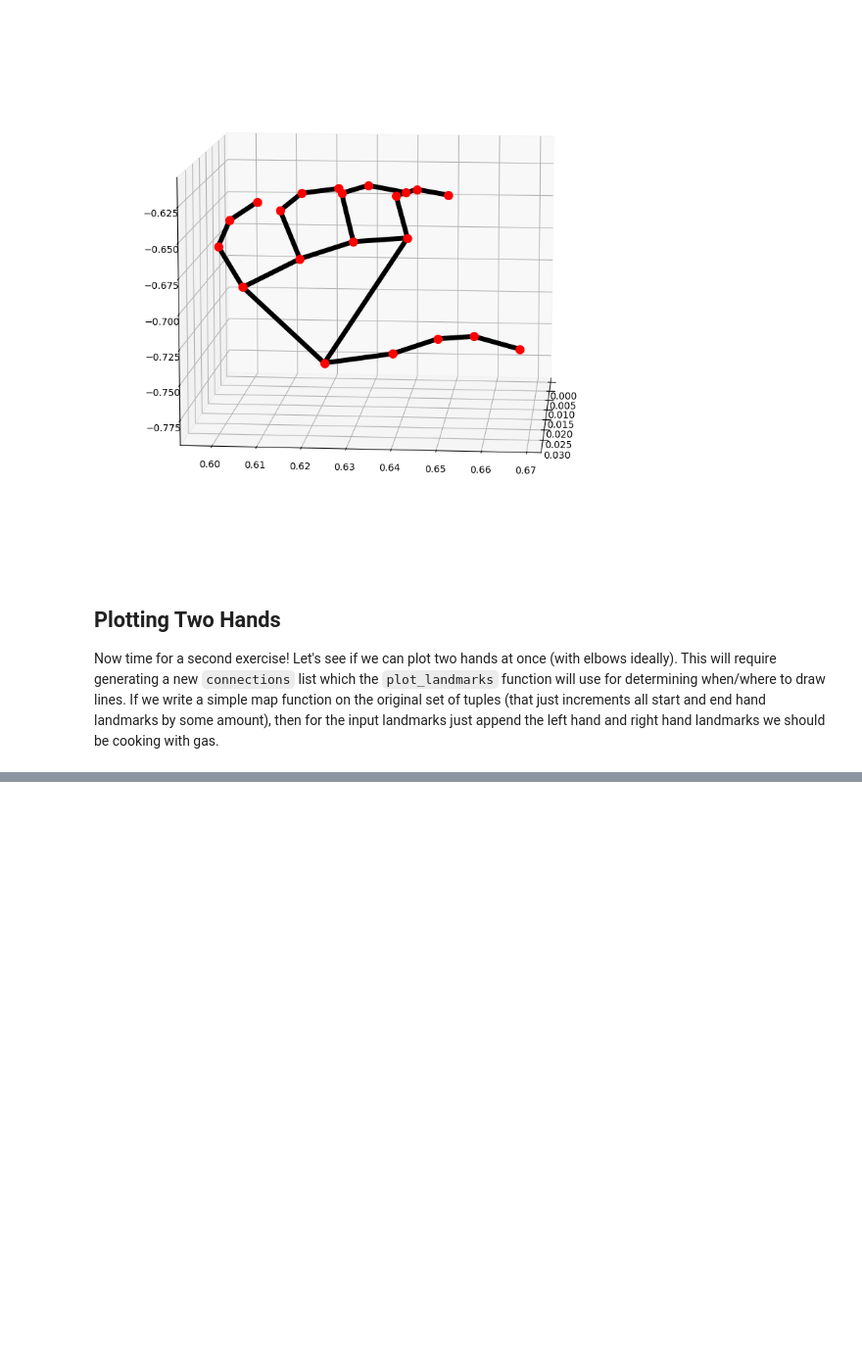
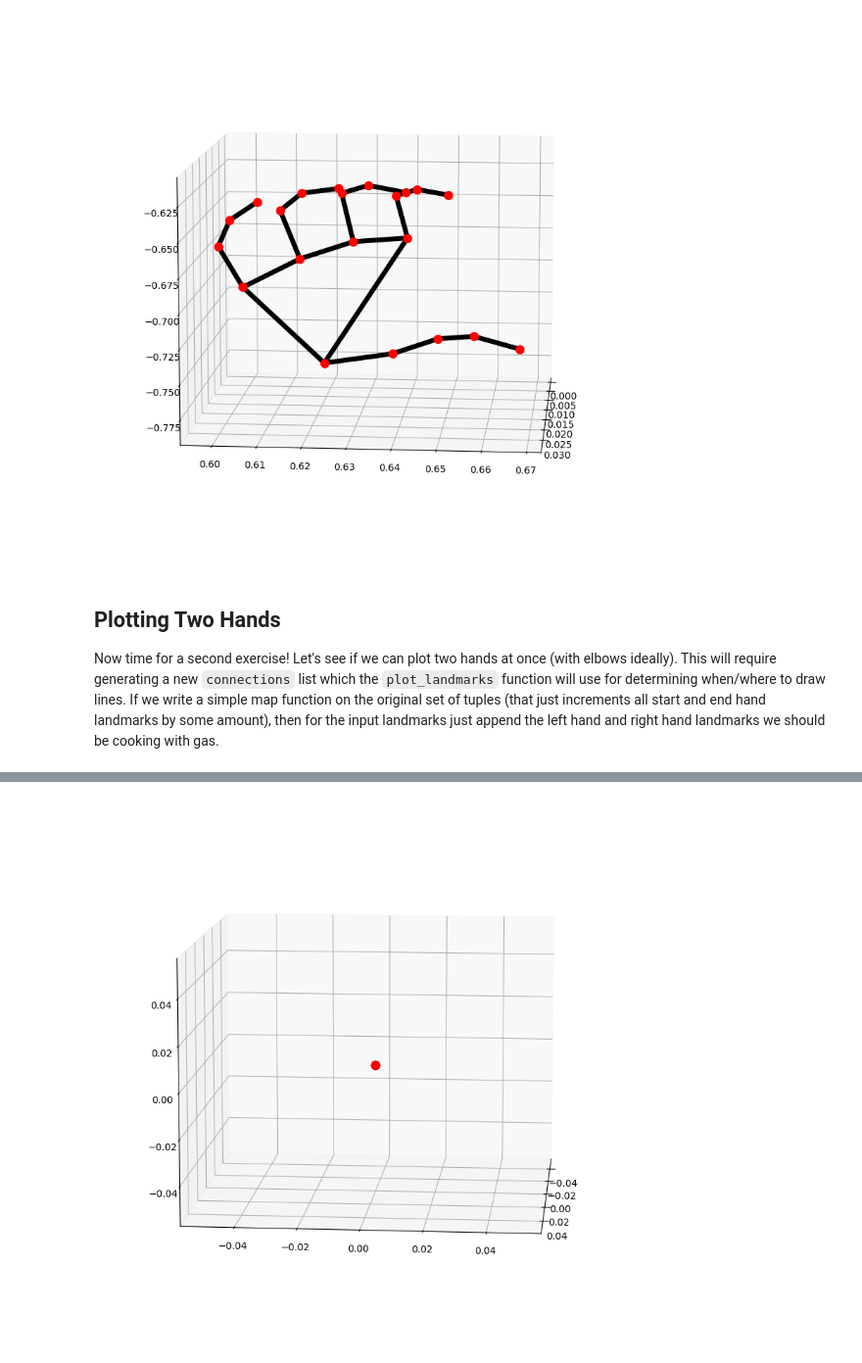
Before and after one commit to tenzinhl/cse517-project, a Jupyter notebook: data-exploration.ipynb, the cells around one changed output, grey strips where cells are left out. Shown at 98% size. Drawn from its saved outputs; the diff is of its cells as text; code cells hidden in the pictures; blank space fills up the shorter version.

```diff
--- a/data-exploration.ipynb
+++ b/data-exploration.ipynb
@@ -113,11 +119,18 @@ def araform_to_reduced(araform_tensor: torch.Tensor) -> torch.Tensor:
 
 def reduced2lhand(reduced_tensor: torch.Tensor) -> torch.Tensor:
     """
-    Convert a reduced_tensor to a tensor that only has the coordinates for left hand LMs
+    Convert a reduced_tensor to a tensor that only has the coordinates for left hand landmarks.
     """
     assert reduced_tensor.shape[-1] == REDUCED_RHAND_END * 3
     return reduced_tensor[..., REDUCED_LHAND_START*3:REDUCED_LHAND_END*3]
 
+def reduced2rhand(reduced_tensor: torch.Tensor) -> torch.Tensor:
+    """
+    Convert a reduced_tensor to a tensor that only has the coordinates for right hand landmarks.
+    """
+    assert reduced_tensor.shape[-1] == REDUCED_RHAND_END * 3
+    return reduced_tensor[..., REDUCED_RHAND_START*3:REDUCED_RHAND_END*3]
+
 
 reduced_test_data = araform_to_reduced(test_data)
 # %%
@@ -246,0 +365,5 @@ Now time for a second exercise! Let's see if we can plot two hands at once (with
+# %%
+# Note that the way Aragorn's thing is setup it can output garbage data where all coordinates are 0.
+plot_hand_tensor(reduced2rhand(result[1000]))
+# %% [output]
+[figure, added]
```
Also changed, not shown: parts of 19 cells of this notebook, 1 other file.
